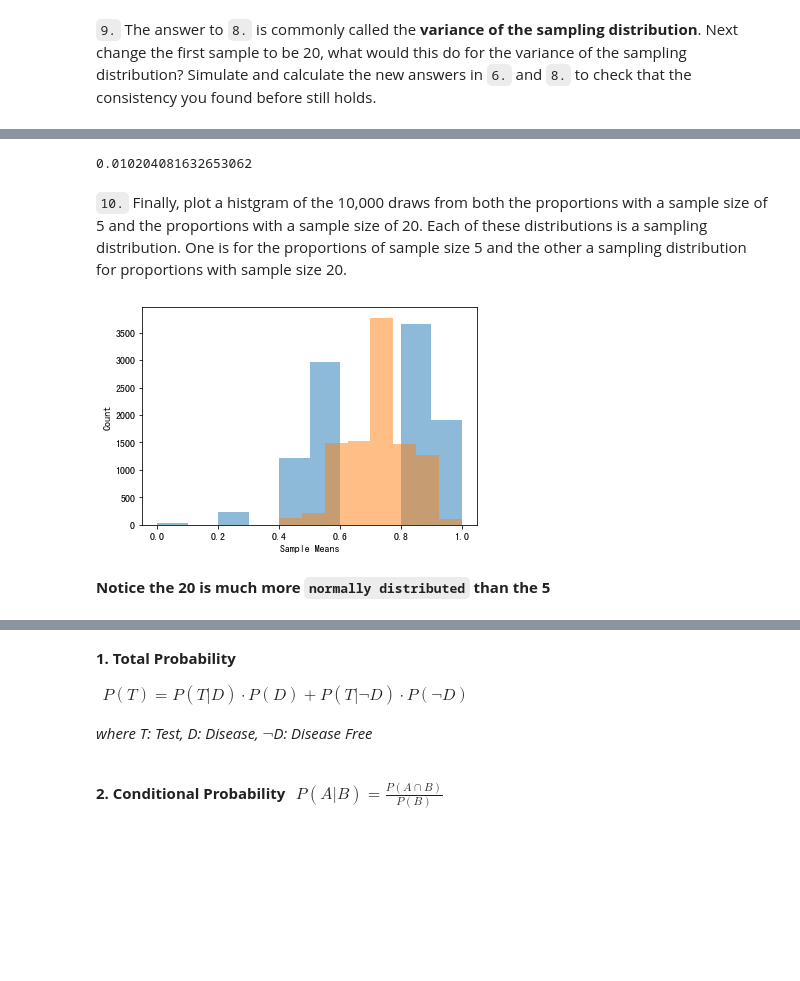
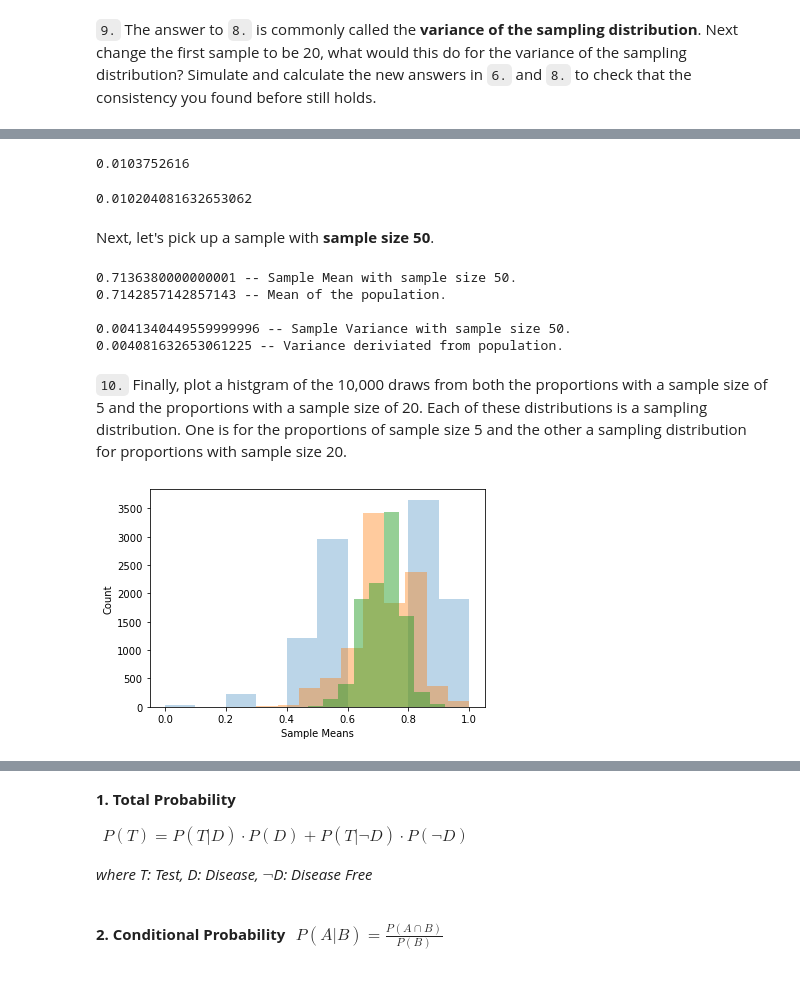
Before and after one commit to Alex-YuZ/Statistics-using-python, a Jupyter notebook: Inferential_Statistics.ipynb, the cells around one changed output, grey strips where cells are left out. Saved outputs shown, nothing was run; the diff lists cells and outputs as text; code cells hidden in the pictures; blank space fills up the shorter version.

```diff
--- a/Inferential_Statistics.ipynb
+++ b/Inferential_Statistics.ipynb
@@ -310,4 +312,5 @@ sample_5.mean()
 # %% [markdown]
 `3.` Repeat the above to obtain 10,000 additional proportions, where each sample was of size 5.  Store these in a variable called `sample_props`.
 # %%
-sample_props = np.array([np.random.choice(students, 5, replace=True).mean() for _ in np.arange(10000)])
+samples_5 = np.array([np.random.choice(students, 5, replace=True).mean() for _ in np.arange(10000)])
+samples_5[:10]
@@ -359,4 +368,4 @@ p*(1-p)/5 # most closely matches with the sample eman of size 5, i.e. Standard E
 # %% [markdown]
 `9.` The answer to `8.` is commonly called the **variance of the sampling distribution**.  Next change the first sample to be 20, what would this do for the variance of the sampling distribution?  Simulate and calculate the new answers in `6.` and `8.` to check that the consistency you found before still holds.
 # %%
-sample20_means = np.array([np.random.choice(students, 20, replace=True).mean() for _ in np.arange(10000)])
+samples_20 = np.array([np.random.choice(students, 20, replace=True).mean() for _ in np.arange(10000)])
@@ -373,16 +379,46 @@ var_sample20_means
+# %%
+var_samples_20 = samples_20.var()
+var_samples_20
+# %% [output]
+0.0103752616
 # %%
 # compare the result above with the follows.
 p*(1-p)/20
 # %% [output]
 0.010204081632653062
+# %% [markdown]
+Next, let's pick up a sample with **sample size 50**.
+# %%
+# sample size with 50
+samples_50 = np.array([np.random.choice(students, 50, replace=True).mean() for _ in range(10000)])
+
+# sample mean
+mean_samples_50 = samples_50.mean()
+
+# sample variance
+var_samples_50 = samples_50.var()
+
+# p(1-p)/50
+from_pop = p*(1-p)/50
+
+print("{} -- Sample Mean with sample size 50.".format(mean_samples_50))
+print("{} -- Mean of the population.".format(p))
+print()
+print("{} -- Sample Variance with sample size 50.".format(var_samples_50))
+print("{} -- Variance deriviated from population.".format(from_pop))
+# %% [output]
+0.7136380000000001 -- Sample Mean with sample size 50.
+0.7142857142857143 -- Mean of the population.
+
+0.0041340449559999996 -- Sample Variance with sample size 50.
+0.004081632653061225 -- Variance deriviated from population.
 # %% [markdown]
 `10.` Finally, plot a histgram of the 10,000 draws from both the proportions with a sample size of 5 and the proportions with a sample size of 20.  Each of these distributions is a sampling distribution.  One is for the proportions of sample size 5 and the other a sampling distribution for proportions with sample size 20.
 # %%
-_ = plt.hist(sample_props, alpha=.5)
-_ = plt.hist(sample20_means, alpha=.5)
+_ = plt.hist(samples_5, alpha=.3)
+_ = plt.hist(samples_20, alpha=.4)
+_ = plt.hist(samples_50, alpha=.5)
 _ = plt.xlabel("Sample Means")
 _ = plt.ylabel("Count")
 # %% [output]
-[figure, old version]
+[figure, new version]
-# %% [markdown]
-**Notice the 20 is much more `normally distributed` than the 5**
```
Also changed, not shown: parts of 28 cells of this notebook.
